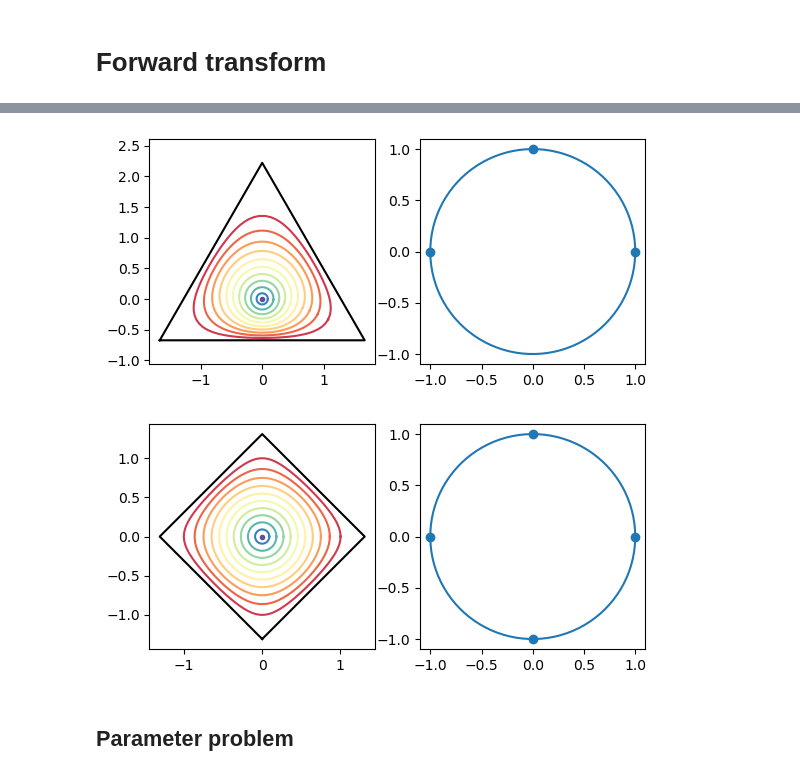
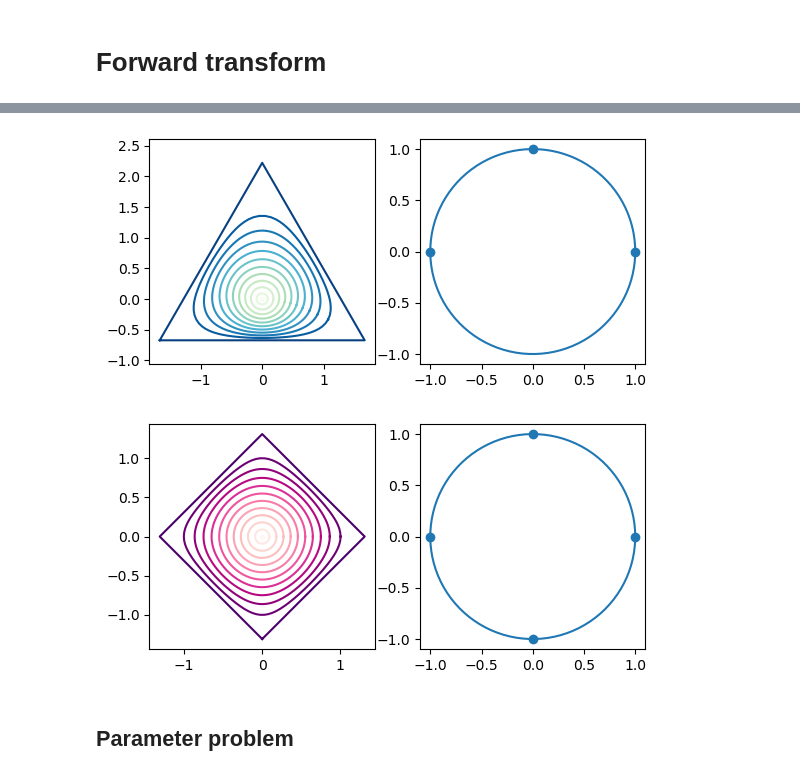
Before and after one commit to pmldrmota/SchwarzChristoffelDisk.jl, a Jupyter notebook: examples/sc-transform-plots.ipynb, the cells around one changed output, grey strips where cells are left out. Cells and saved outputs as stored; diff of their text form; code cells hidden in the pictures.

```diff
--- a/examples/sc-transform-plots.ipynb
+++ b/examples/sc-transform-plots.ipynb
@@ -10,13 +10,13 @@ sc_plot(scderiv, 10, 200)
 # %%
 scderiv = SchwarzChristoffel(SA[0, π/2, π], SA[2/3, 2/3, 2/3])
-sc_plot(scderiv, 10, 200)
+sc_plot(scderiv, 10, 200, "GnBu")
 # %% [output]
-[figure, old version]
+[figure, new version]
 # %%
 scderiv = SchwarzChristoffel(SA[0, π/2, π, 3π/2], SA[1/2, 1/2, 1/2, 1/2])
-sc_plot(scderiv, 10, 200)
+sc_plot(scderiv, 10, 200, "RdPu")
 # %% [output]
-[figure, old version]
+[figure, new version]
 # %% [markdown]
 ## Parameter problem
 # %%
```
Also changed, not shown: parts of 3 cells of this notebook.
